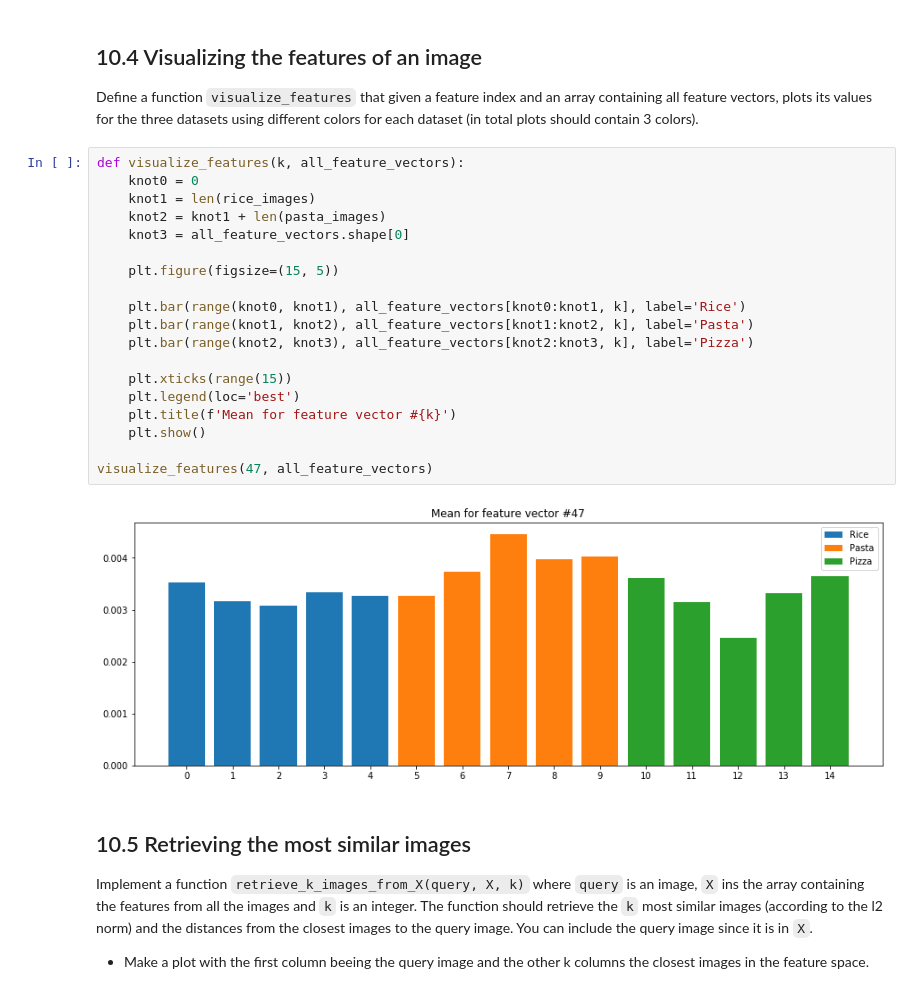
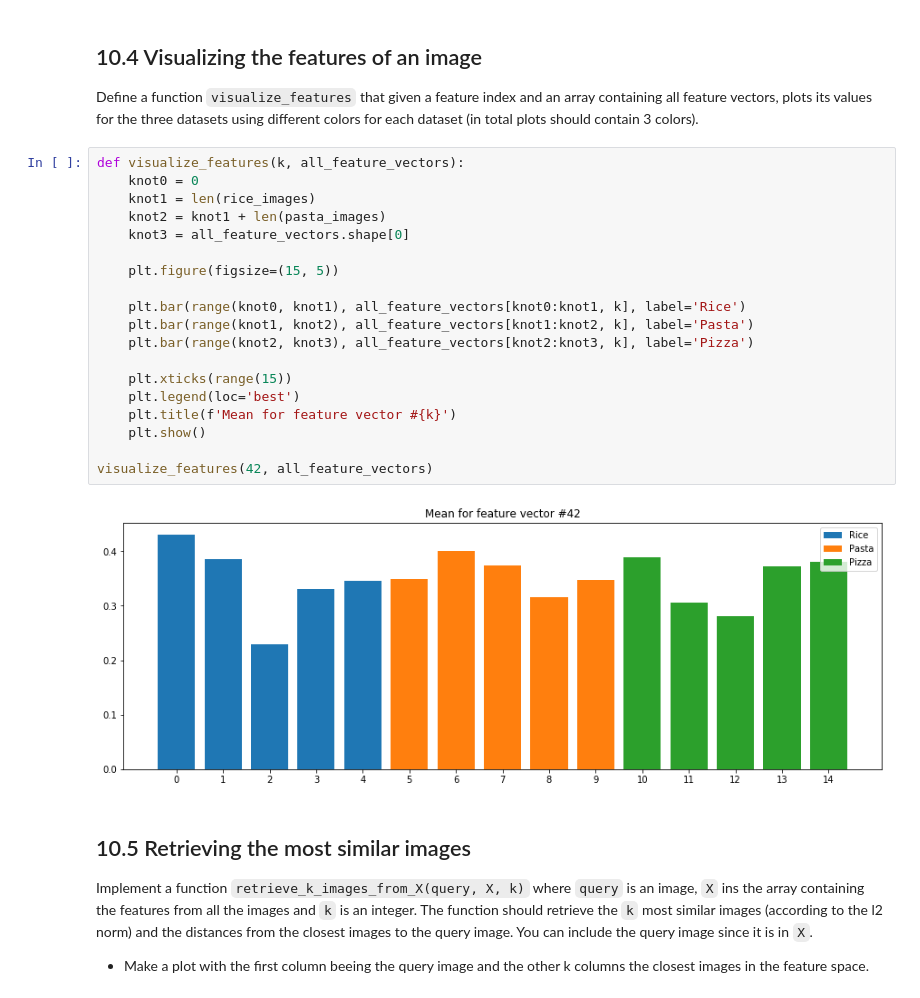
Before and after one commit to jdecid/MAI-CV, a Jupyter notebook: labs/s10/P10_JordiArmengol_JosepDeCid.ipynb, the cells around one changed output. Saved outputs shown, nothing was run; the diff lists cells and outputs as text.

```diff
--- a/labs/s10/P10_JordiArmengol_JosepDeCid.ipynb
+++ b/labs/s10/P10_JordiArmengol_JosepDeCid.ipynb
@@ -235,24 +238,24 @@ Define a function `visualize_features` that given a feature index and an array c
 # %%
 def visualize_features(k, all_feature_vectors):
     knot0 = 0
     knot1 = len(rice_images)
     knot2 = knot1 + len(pasta_images)
     knot3 = all_feature_vectors.shape[0]
 
     plt.figure(figsize=(15, 5))
 
     plt.bar(range(knot0, knot1), all_feature_vectors[knot0:knot1, k], label='Rice')
     plt.bar(range(knot1, knot2), all_feature_vectors[knot1:knot2, k], label='Pasta')
     plt.bar(range(knot2, knot3), all_feature_vectors[knot2:knot3, k], label='Pizza')
 
     plt.xticks(range(15))
     plt.legend(loc='best')
     plt.title(f'Mean for feature vector #{k}')
     plt.show()
 
-visualize_features(47, all_feature_vectors)
+visualize_features(42, all_feature_vectors)
 # %% [output]
-[figure, old version]
+[figure, new version]
 # %% [markdown]
 ## 10.5 Retrieving the most similar images
 
```
Also changed, not shown: parts of 12 cells of this notebook.
